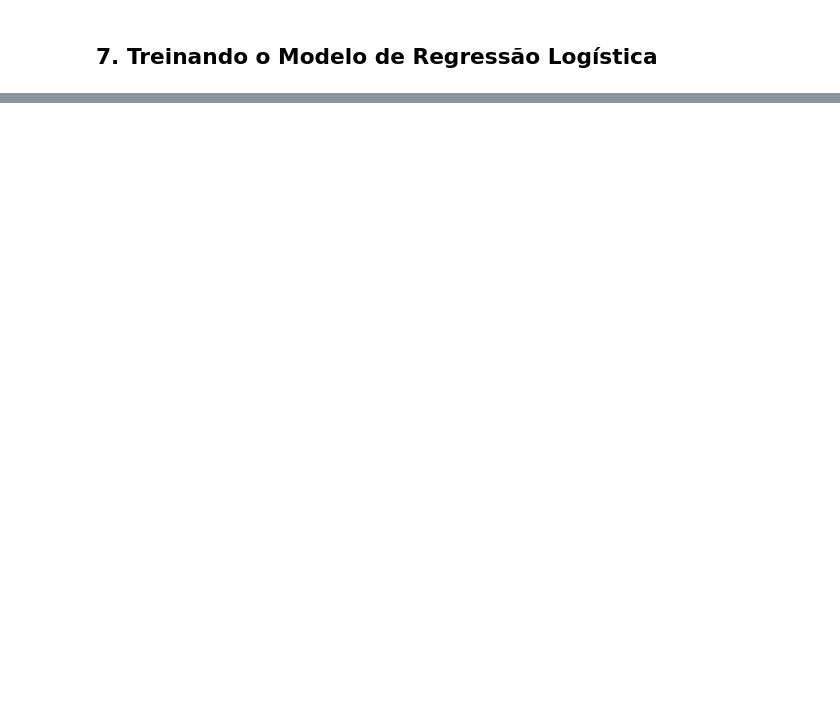
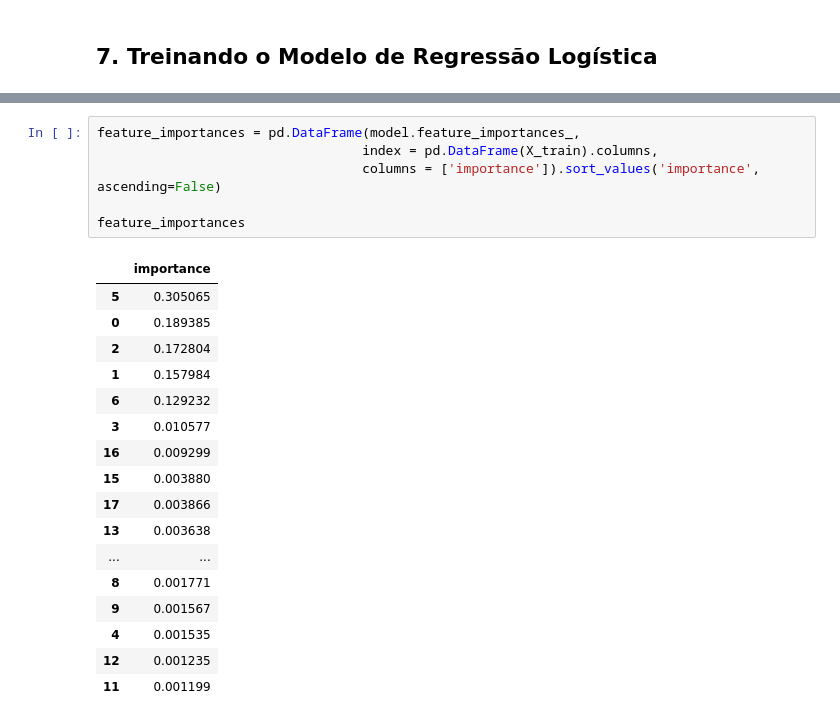
Before and after one commit to lucasmirachi/analise-retencao-de-funcionarios, a Jupyter notebook: Analise de retencao de funcionarios.ipynb, the cells around one changed output, grey strips where cells are left out. Cells and saved outputs as stored; diff of their text form; blank space fills up the shorter version.

```diff
--- a/Analise de retencao de funcionarios.ipynb
+++ b/Analise de retencao de funcionarios.ipynb
@@ -312,0 +330,24 @@ ModuleNotFoundError: No module named 'tensorflow'
+# %%
+feature_importances = pd.DataFrame(model.feature_importances_,
+                                  index = pd.DataFrame(X_train).columns,
+                                  columns = ['importance']).sort_values('importance', ascending=False)
+
+feature_importances
+# %% [output]
+|  | importance |
+| 5 | 0.305065 |
+| 0 | 0.189385 |
+| 2 | 0.172804 |
+| 1 | 0.157984 |
+| 6 | 0.129232 |
+| 3 | 0.010577 |
+| 16 | 0.009299 |
+| 15 | 0.003880 |
+| 17 | 0.003866 |
+| 13 | 0.003638 |
+| ... | ... |
+| 8 | 0.001771 |
+| 9 | 0.001567 |
+| 4 | 0.001535 |
+| 12 | 0.001235 |
+| 11 | 0.001199 |
```
Also changed, not shown: parts of 23 cells of this notebook.
